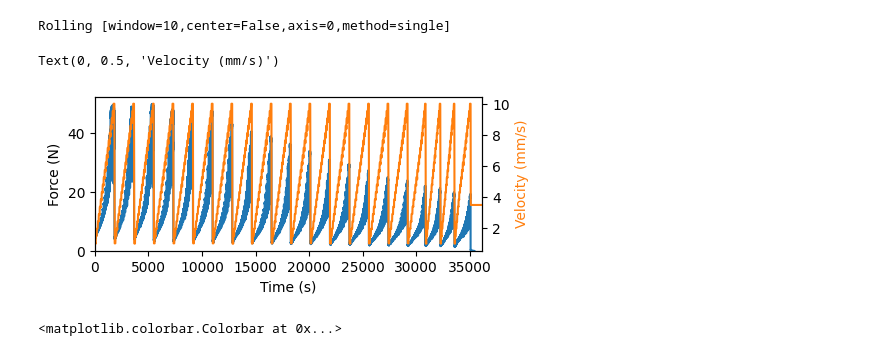
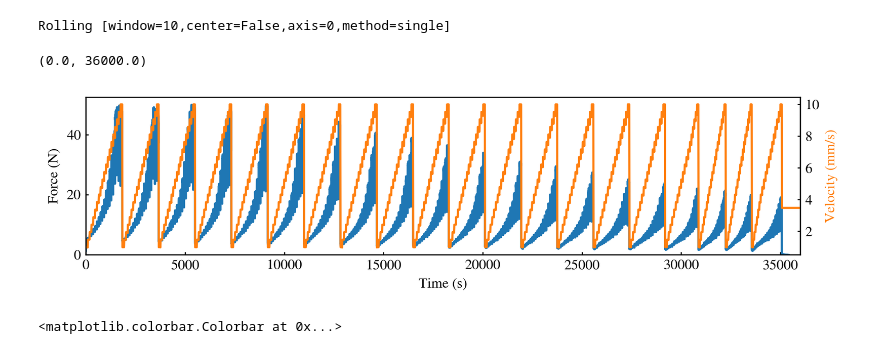
Before and after one commit to ZLoverty/ETP, a Jupyter notebook: Code/extrusion_force.ipynb, the cells around one changed output. Cells and saved outputs as stored; diff of their text form; code cells hidden in the pictures.

Commit message:
fix google drive dir; make time series plot

```diff
--- a/Code/extrusion_force.ipynb
+++ b/Code/extrusion_force.ipynb
@@ -29,13 +29,13 @@ plt.rcParams['ytick.minor.size'] = 1  # Length of minor ticks
 Load and plot the time series.
 # %%
 if sys.platform == "darwin":
-    google_drive_base = Path("/Users/zhengyang/Library/CloudStorage/GoogleDrive-liuzy19911112@gmail.com")
-elif sys.platform == "nt":
+    google_drive_base = Path("/Users/zhengyang/Library/CloudStorage/GoogleDrive-liuzy19911112@gmail.com/My Drive")
+elif sys.platform == "win32":
     google_drive_base = Path(r"G:\我的云端硬盘")
 else:
     google_drive_base = Path("~/Google Drive").expanduser().resolve()
 
-data_folder = google_drive_base / "My Drive" / "Polymaker" / "003.挤出过程研究" / "003.挤出测试平台" / "实验数据" / "002.挤出力数据" / "PolyLite_ABS"
+data_folder = google_drive_base / "Polymaker" / "003.挤出过程研究" / "003.挤出测试平台" / "实验数据" / "002.挤出力数据" / "PolyLite_ABS"
 filename = "20251118_112126_autosave.csv"
 data = pd.read_csv(data_folder / filename, encoding="gbk")
 # %%
@@ -55,21 +55,21 @@ Rolling [window=10,center=False,axis=0,method=single]
 # %%
 t = data.time_s - data.time_s.min()
 force = data.extrusion_force_N
 velocity = data.feedrate_mms
-plt.figure(figsize=(5, 2))
+plt.figure(figsize=(9, 2), dpi=300)
 plt.plot(t, force)
 plt.xlim(0, t.max())
 plt.ylim(0, force.max() * 1.05)
 plt.xlabel("Time (s)")
 plt.ylabel("Force (N)")
 ax = plt.gca()
 ax1 = ax.twinx()
 ax1.plot(t, velocity.rolling(100).mean(), color="C1")
 ax1.set_ylabel("Velocity (mm/s)", color="C1")
-# ax.set_xlim(0, 300)
+ax.set_xlim(0, 36000)
 # %% [output]
-Text(0, 0.5, 'Velocity (mm/s)')
+(0.0, 36000.0)
-[figure, old version]
+[figure, new version]
 # %%
 # clean data
 
```
